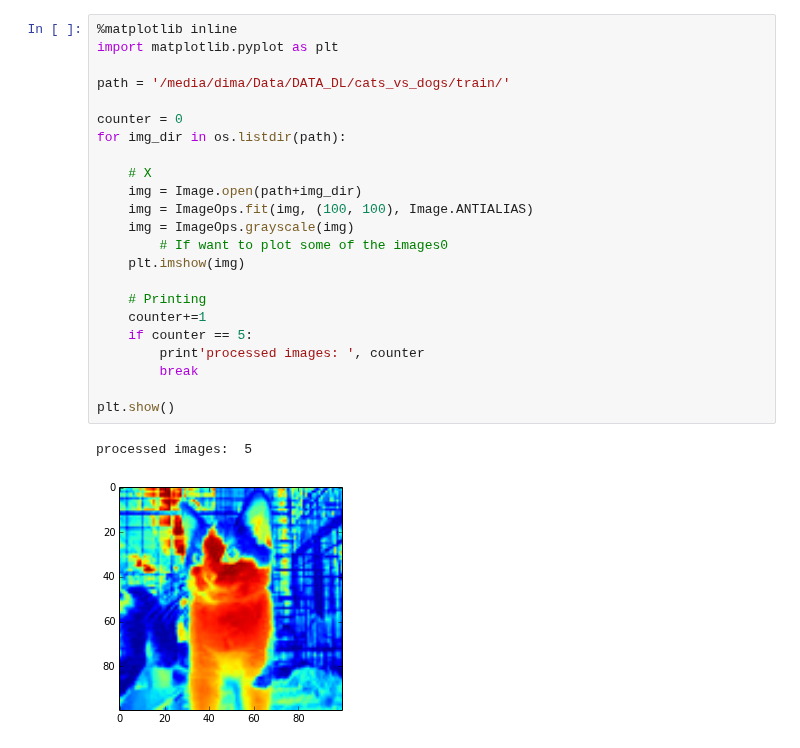
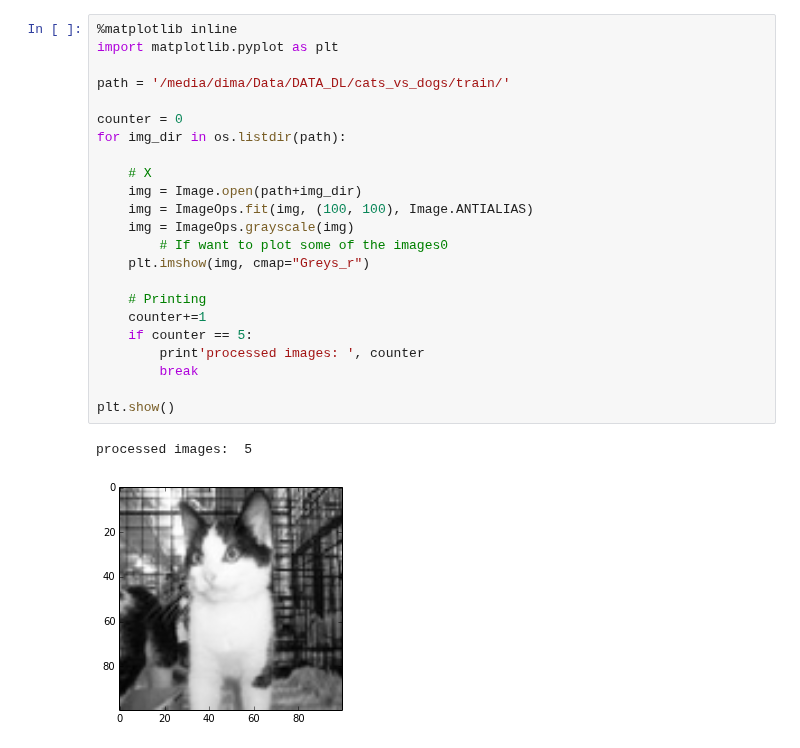
Before and after one commit to DmitriiK/CatsVsDogs, a Jupyter notebook: cats_vs_dogs.ipynb, the cells around one changed output. Saved outputs shown, nothing was run; the diff lists cells and outputs as text.

```diff
--- a/cats_vs_dogs.ipynb
+++ b/cats_vs_dogs.ipynb
@@ -345,26 +364,26 @@ if __name__ == '__main__':
 # %%
 %matplotlib inline
 import matplotlib.pyplot as plt
 
 path = '/media/dima/Data/DATA_DL/cats_vs_dogs/train/'
 
 counter = 0
 for img_dir in os.listdir(path):
 
     # X
     img = Image.open(path+img_dir)
     img = ImageOps.fit(img, (100, 100), Image.ANTIALIAS)
     img = ImageOps.grayscale(img)
         # If want to plot some of the images0
-    plt.imshow(img)
+    plt.imshow(img, cmap="Greys_r")
 
     # Printing
     counter+=1
     if counter == 5:
         print'processed images: ', counter
         break
 
 plt.show()
 # %% [output]
 processed images:  5
-[figure, old version]
+[figure, new version]
```
Also changed, not shown: parts of 1 cell of this notebook, 2 other files.
